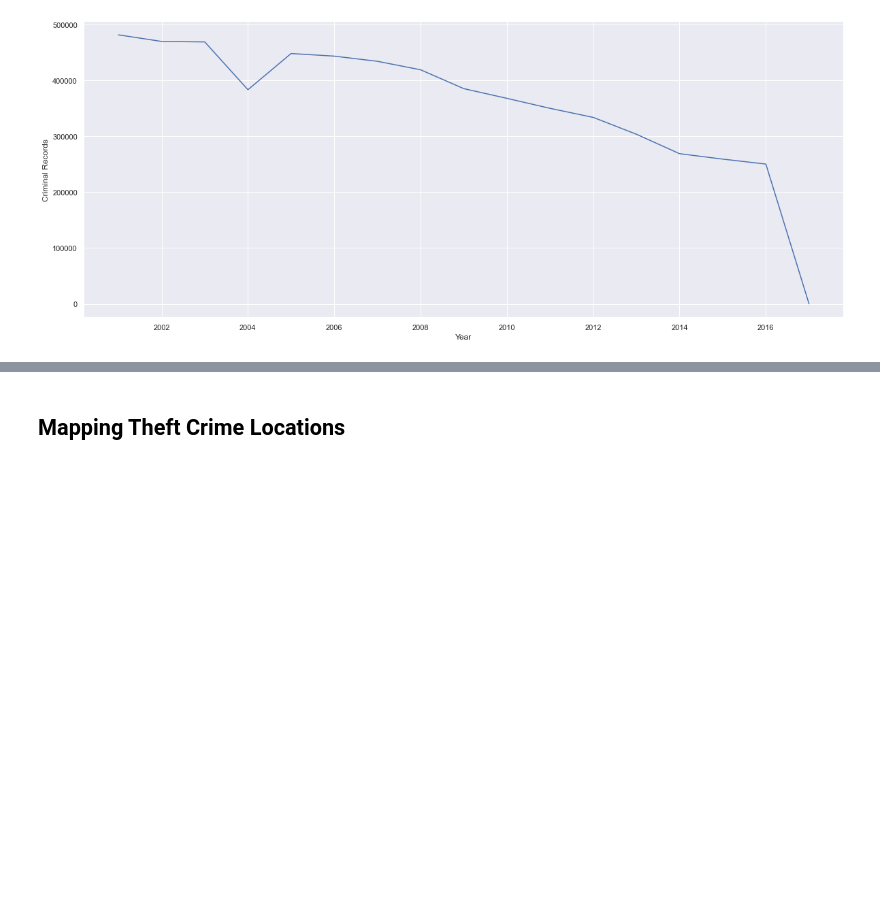
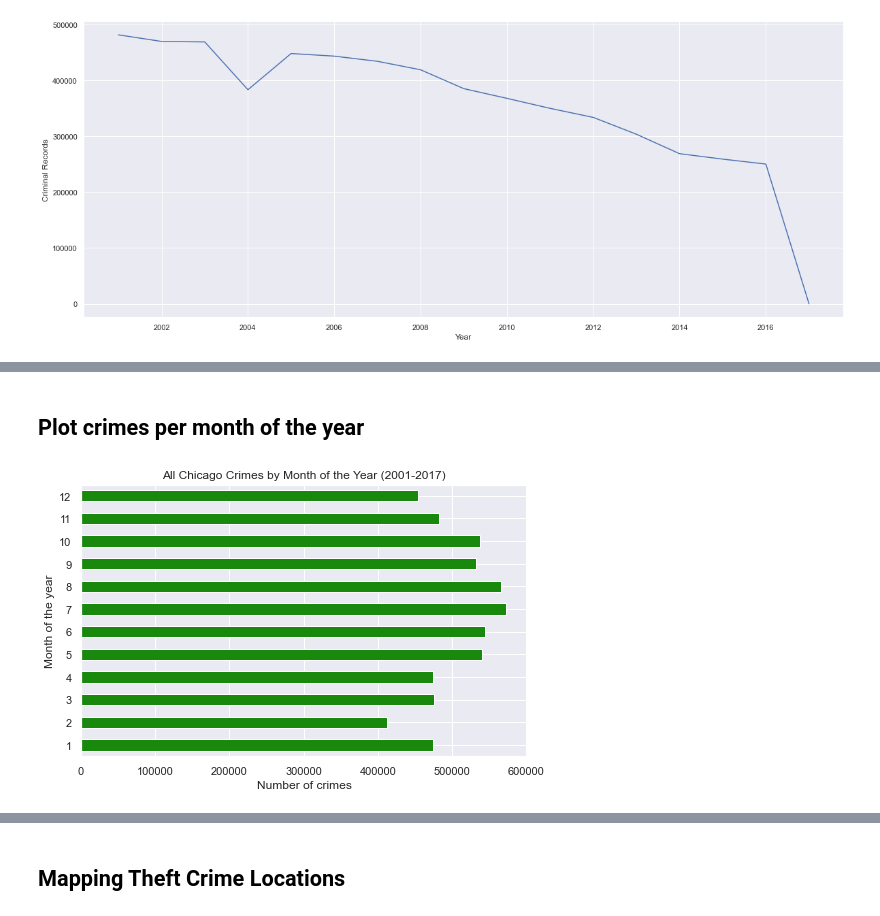
Before and after one commit to nafisa-samia/Analysis-of-Crimes-in-Chicago, a Jupyter notebook: Crimes-in-Chicago-visualization.ipynb, the cells around one changed output, grey strips where cells are left out. Saved outputs shown, nothing was run; the diff lists cells and outputs as text; code cells hidden in the pictures; blank space fills up the shorter version.

```diff
--- a/Crimes-in-Chicago-visualization.ipynb
+++ b/Crimes-in-Chicago-visualization.ipynb
@@ -653,0 +659,10 @@ plt.show()
+# %% [markdown]
+## Plot crimes per month of the year
+# %%
+crimes_df.groupby([crimes_df.index.month]).size().plot(kind='barh', figsize=(8,5), color='#19890D')
+plt.title('All Chicago Crimes by Month of the Year (2001-2017)')
+plt.xlabel('Number of crimes')
+plt.ylabel('Month of the year')
+plt.show()
+# %% [output]
+[figure, added]
```
Also changed, not shown: parts of 16 cells of this notebook.
